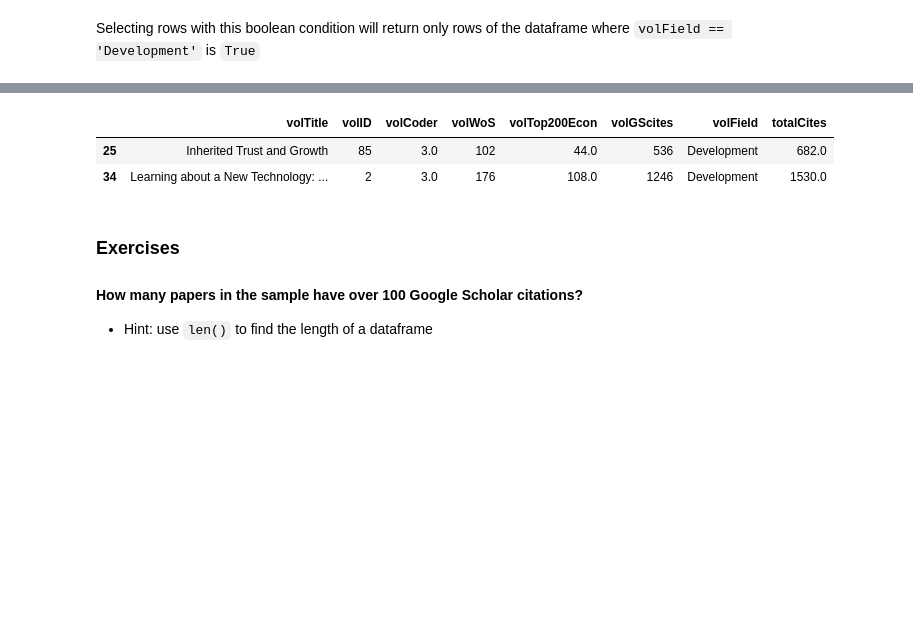
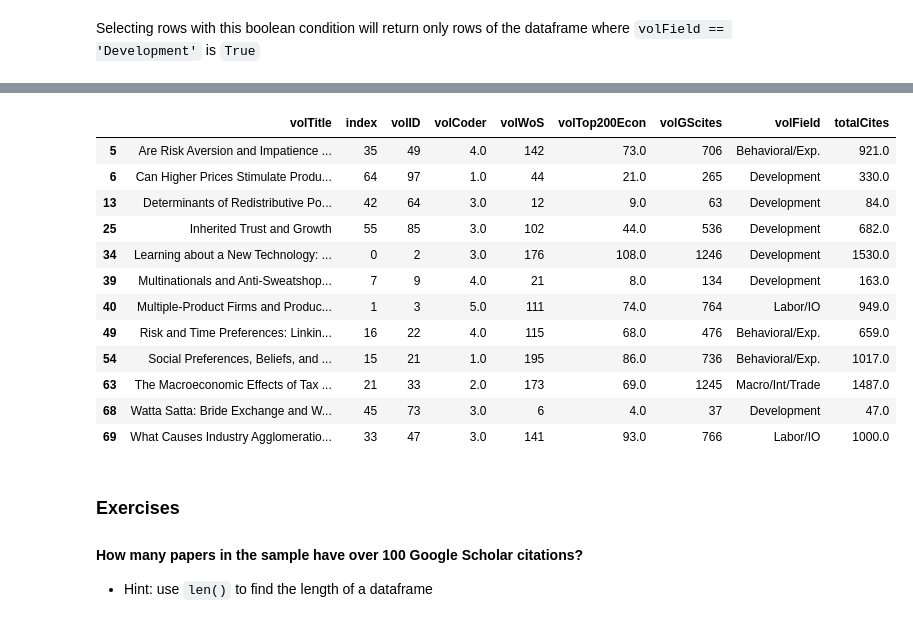
Before and after one commit to QuantEcon/phd_workshops, a Jupyter notebook: Natasha/intro-to-data-analysis-plotting.ipynb, the cells around one changed output, grey strips where cells are left out. Cells and saved outputs as stored; diff of their text form; code cells hidden in the pictures; blank space fills up the shorter version.

```diff
--- a/Natasha/intro-to-data-analysis-plotting.ipynb
+++ b/Natasha/intro-to-data-analysis-plotting.ipynb
@@ -305,9 +315,19 @@ volume[volume['volField'] == 'Development']
 # %%
-volume[(volume['volField'] == 'Development') & (volume['volWoS'] > 100)]
+volume[(volume['volField'] == 'Development') | (volume['volWoS'] > 100)]
 # %% [output]
-|  | volTitle | volID | volCoder | volWoS | volTop200Econ | volGScites | volField | totalCites |
-| 25 | Inherited Trust and Growth | 85 | 3.0 | 102 | 44.0 | 536 | Development | 682.0 |
-| 34 | Learning about a New Technology: ... | 2 | 3.0 | 176 | 108.0 | 1246 | Development | 1530.0 |
+|  | volTitle | index | volID | volCoder | volWoS | volTop200Econ | volGScites | volField | totalCites |
+| 5 | Are Risk Aversion and Impatience ... | 35 | 49 | 4.0 | 142 | 73.0 | 706 | Behavioral/Exp. | 921.0 |
+| 6 | Can Higher Prices Stimulate Produ... | 64 | 97 | 1.0 | 44 | 21.0 | 265 | Development | 330.0 |
+| 13 | Determinants of Redistributive Po... | 42 | 64 | 3.0 | 12 | 9.0 | 63 | Development | 84.0 |
+| 25 | Inherited Trust and Growth | 55 | 85 | 3.0 | 102 | 44.0 | 536 | Development | 682.0 |
+| 34 | Learning about a New Technology: ... | 0 | 2 | 3.0 | 176 | 108.0 | 1246 | Development | 1530.0 |
+| 39 | Multinationals and Anti-Sweatshop... | 7 | 9 | 4.0 | 21 | 8.0 | 134 | Development | 163.0 |
+| 40 | Multiple-Product Firms and Produc... | 1 | 3 | 5.0 | 111 | 74.0 | 764 | Labor/IO | 949.0 |
+| 49 | Risk and Time Preferences: Linkin... | 16 | 22 | 4.0 | 115 | 68.0 | 476 | Behavioral/Exp. | 659.0 |
+| 54 | Social Preferences, Beliefs, and ... | 15 | 21 | 1.0 | 195 | 86.0 | 736 | Behavioral/Exp. | 1017.0 |
+| 63 | The Macroeconomic Effects of Tax ... | 21 | 33 | 2.0 | 173 | 69.0 | 1245 | Macro/Int/Trade | 1487.0 |
+| 68 | Watta Satta: Bride Exchange and W... | 45 | 73 | 3.0 | 6 | 4.0 | 37 | Development | 47.0 |
+| 69 | What Causes Industry Agglomeratio... | 33 | 47 | 3.0 | 141 | 93.0 | 766 | Labor/IO | 1000.0 |
 # %% [markdown]
 ### Exercises
 
```
Also changed, not shown: parts of 43 cells of this notebook, 1 other file.
